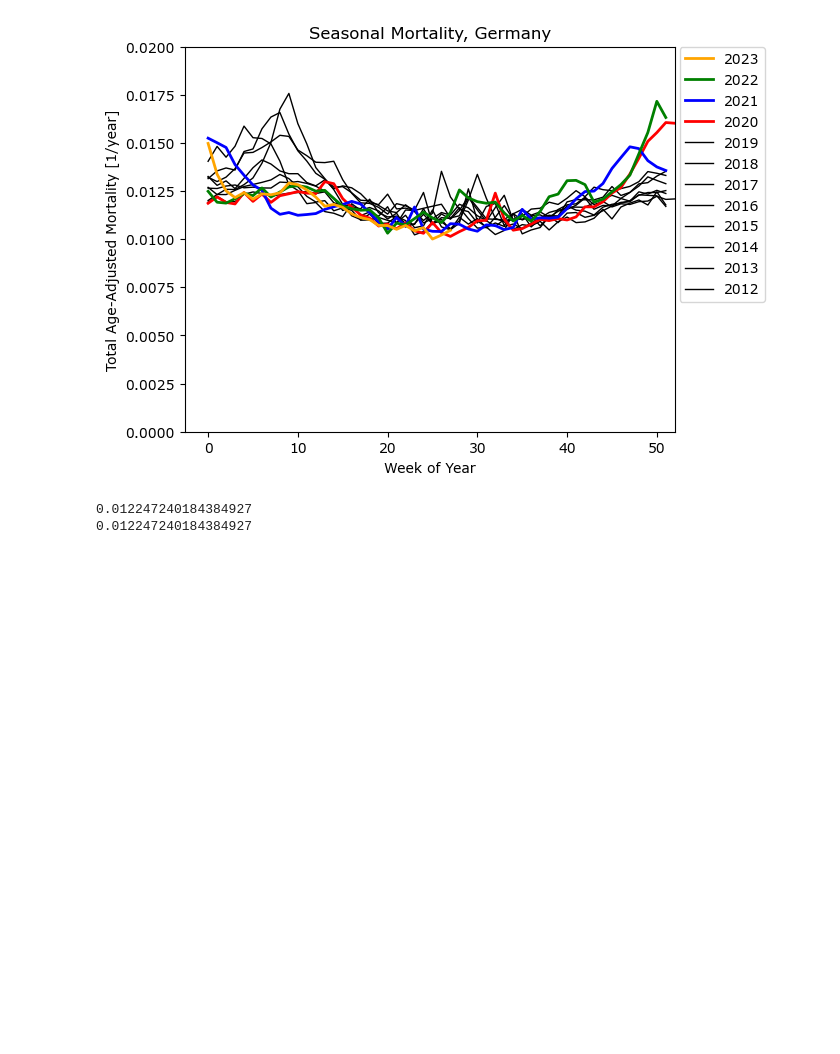
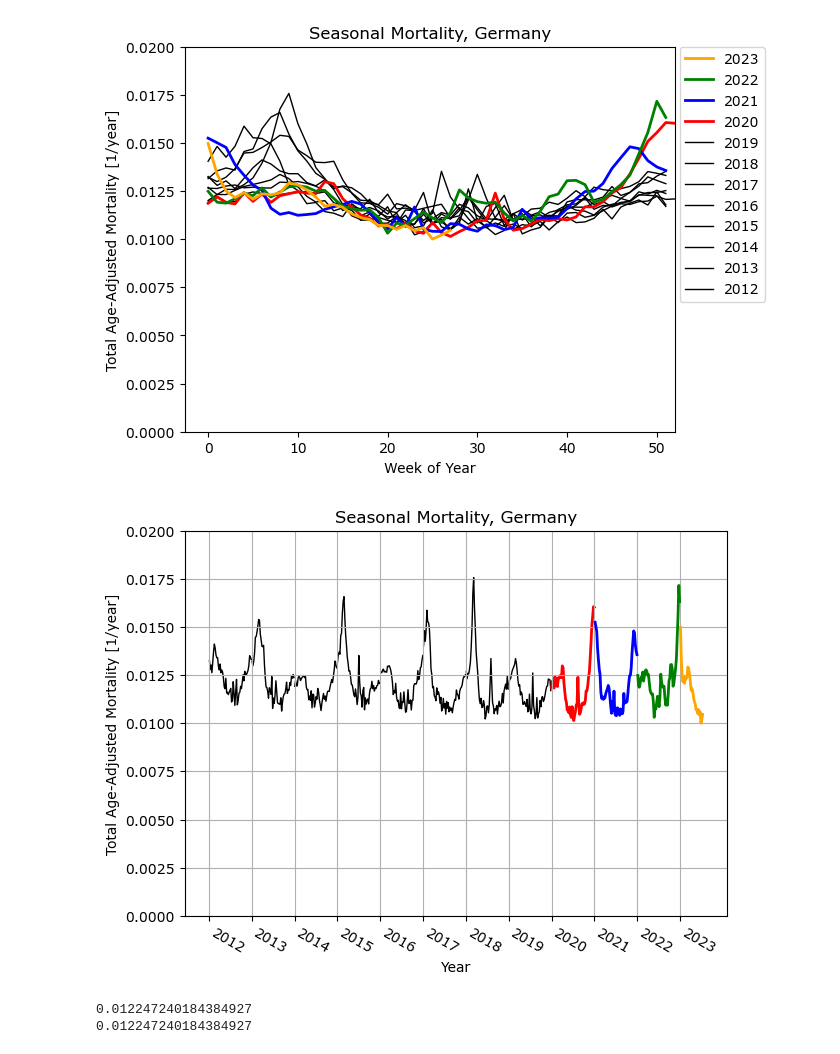
Before and after one commit to RichardPotthoff/Eurostat, a Jupyter notebook: eurostat.ipynb, the cells around one changed output. Cells and saved outputs as stored; diff of their text form; code cells hidden in the pictures; blank space fills up the shorter version.

Commit message:
add history chart

```diff
--- a/eurostat.ipynb
+++ b/eurostat.ipynb
@@ -217,6 +215,46 @@ plt.subplots_adjust(left=0.14,right=0.84)# make space for legend to the right
 #plt.savefig(f'sm_{geo}.pdf')
 # %% [output]
 [figure]
+# %%
+plt.close()
+import datetime
+import matplotlib.dates as mdates
+startyear=min(mortyears)
+endyear=max(mortyears)
+startdate=datetime.date.fromisocalendar(startyear,1,4)
+secondsperweek=7*24*3600
+for year,weeks in deaths_w['TOTAL'].items() :
+    if (not (year in mortyears)) or (mort['TOTAL'][year]==0):
+        continue
+    last_week=len(weeks)
+    while weeks[last_week-1]==0 and last_week>0:
+      last_week-=1
+    age_adj=mort[f'base{base_year}'][year]/mort['TOTAL'][year]
+    firstweekdate=datetime.date.fromisocalendar(year,1,4)
+    plt.plot([firstweekdate+datetime.timedelta(weeks=w-1) for w in range(1,last_week)],[age_adj*y/pop["TOTAL"][year-1]*365.25/7 for y in weeks[1:last_week]],
+     **(
+          dict(c='r',lw=2,zorder=1,) if year==2020
+     else dict(c='b',lw=2,zorder=2,) if year==2021
+     else dict(c='g',lw=2,zorder=3,) if year==2022
+     else dict(c='orange',lw=2,zorder=4,) if year==2023
+     else dict(c='k',lw=1,zorder=0,)
+       ),
+        label=f'{year}')
+plt.ylabel('Total Age-Adjusted Mortality [1/year]')
+plt.xlabel('Year')
+plt.title(f'Seasonal Mortality, {cc2name(geo)}')
+#plt.legend(bbox_to_anchor=(1.01, 1), loc='upper left', borderaxespad=0.0)
+plt.ylim(bottom=0,top=0.02)
+plt.grid()
+plt.xticks([datetime.date(y,1,1) for y in range(startyear,endyear+1)])
+plt.gca().xaxis.set_major_formatter(mdates.DateFormatter('%Y'))
+for label in plt.gca().get_xticklabels(which='major'):
+    label.set(rotation=-30, horizontalalignment='left')
+#plt.xlim(right=52)
+#plt.subplots_adjust(left=0.14,right=0.84)# make space for legend to the right
+#plt.savefig(f'sm_{geo}.pdf')
+# %% [output]
+[figure, added]
 # %%
 if DEBUG:
   #check if calculated weekly and annual mortalities add up:
```
Also changed, not shown: parts of 1 cell of this notebook.
